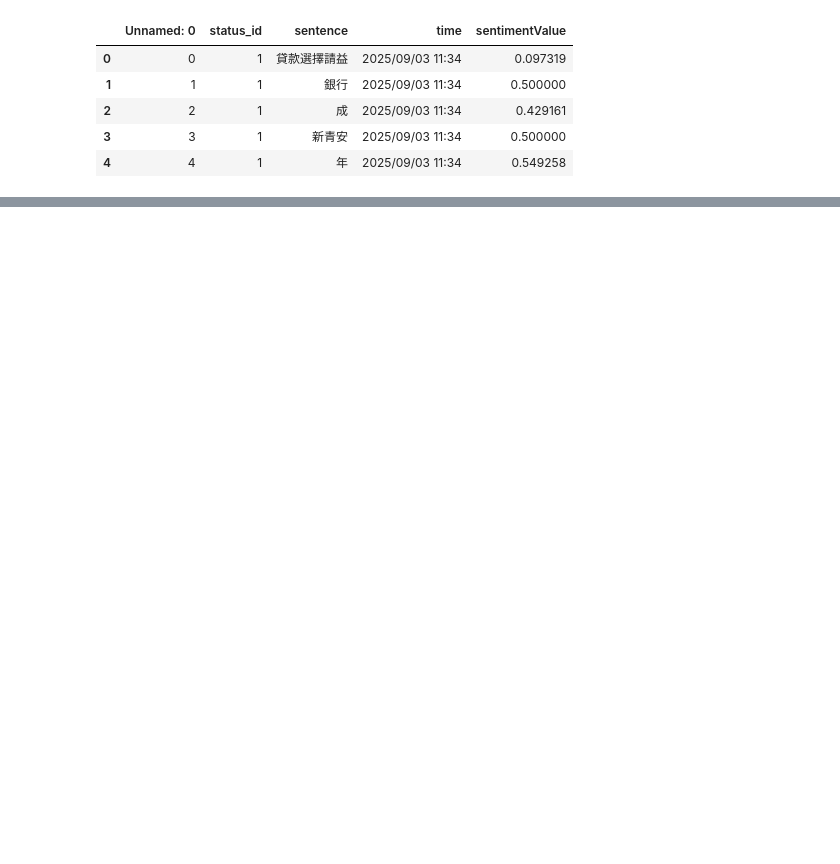
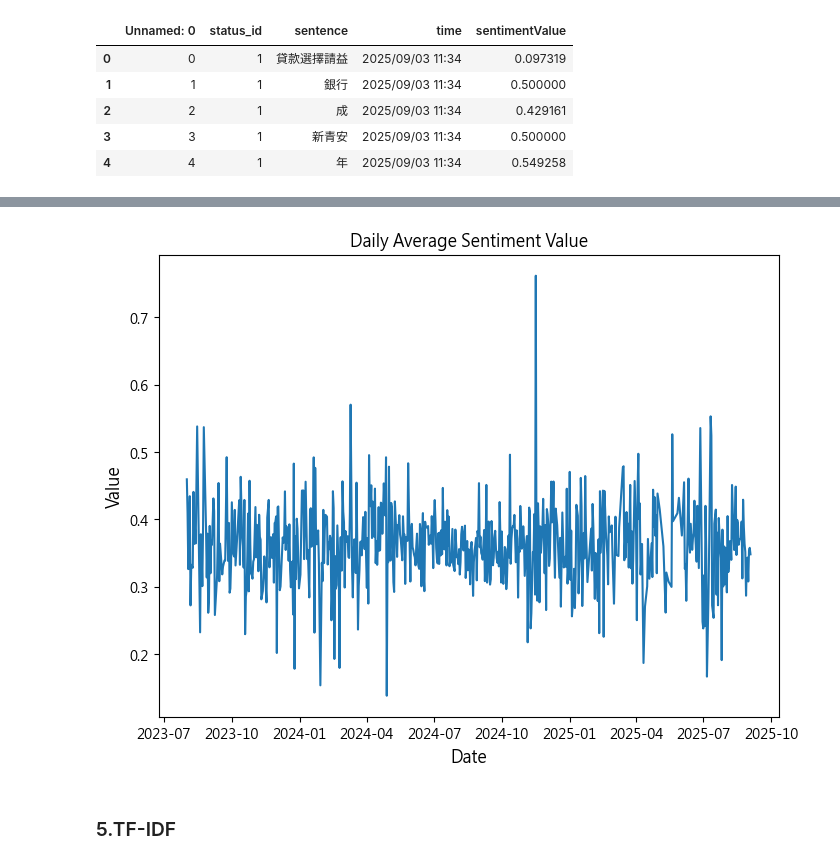
Before and after one commit to hsuan1120/Loan, a Jupyter notebook: loans.ipynb, the cells around one changed output, grey strips where cells are left out. Cells and saved outputs as stored; diff of their text form; code cells hidden in the pictures; blank space fills up the shorter version.

```diff
--- a/loans.ipynb
+++ b/loans.ipynb
@@ -1242,0 +1241,4 @@ sentiment_boxplot
+# %%
+sentiment_date['time'] = pd.to_datetime(sentiment_date['time']).dt.date
+sentiment_of_date =sentiment_date.groupby(['time'])['sentimentValue'].mean().reset_index()
+sentiment_of_date
@@ -1242,0 +1259,11 @@ sentiment_boxplot
+# %%
+plt.figure(figsize = (8,6))
+plt.plot(sentiment_of_date['time'], sentiment_of_date['sentimentValue'],linestyle = '-')
+plt.title('Daily Average Sentiment Value')
+plt.xlabel('Date', fontsize = 12)
+plt.ylabel('Value',fontsize = 12)
+plt.show()
+# %% [output]
+[figure, added]
+# %% [markdown]
+### 5.TF-IDF
```
Also changed, not shown: parts of 14 cells of this notebook.
